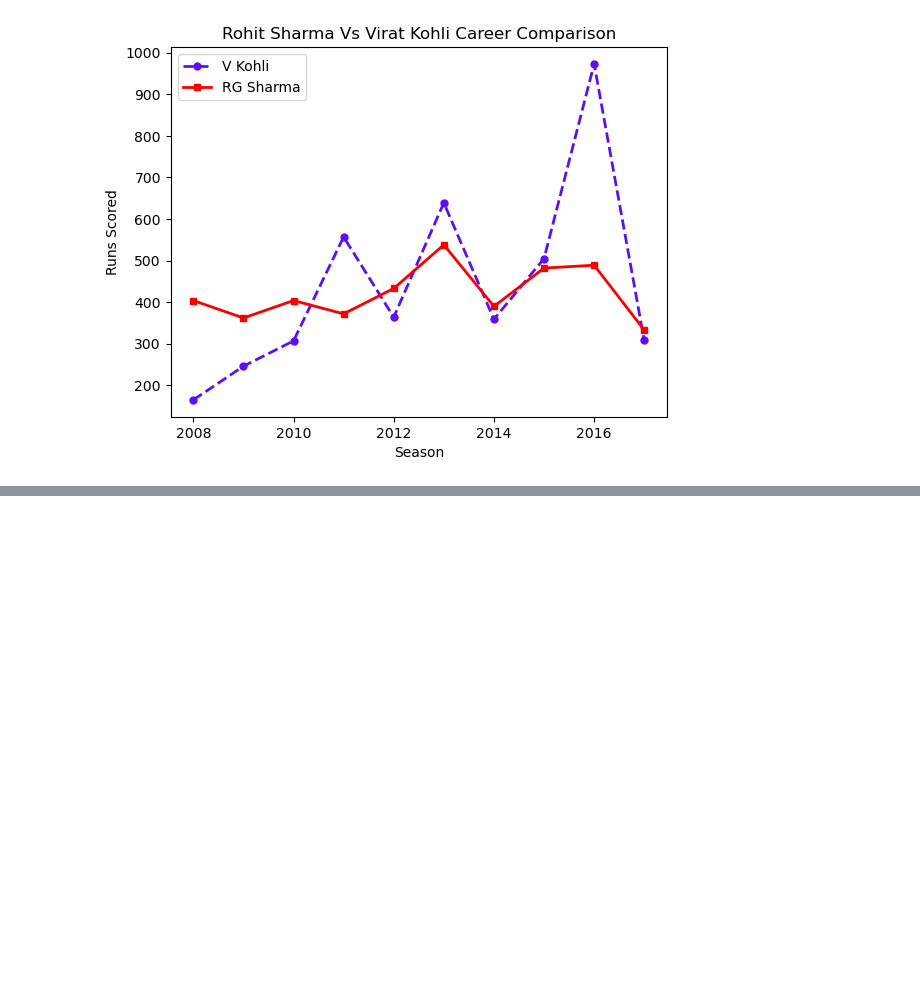
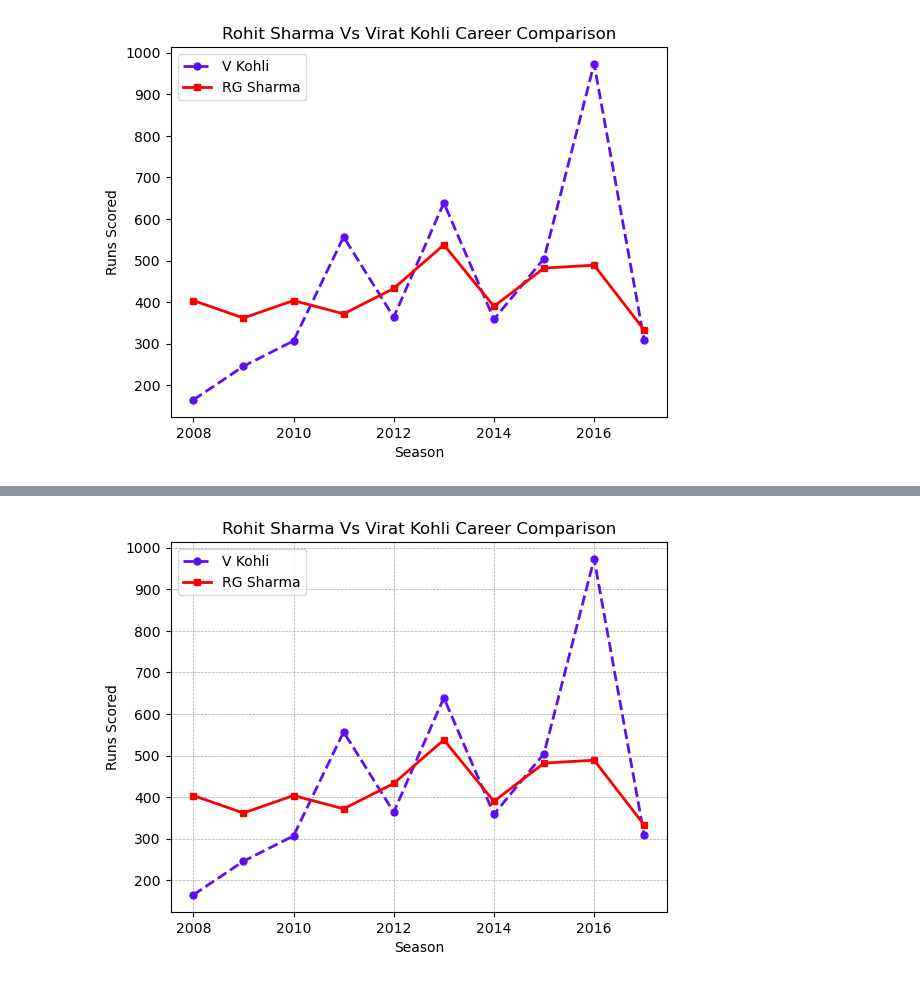
Before and after one commit to moyen-ahmed/pythone-Ml-Basic, a Jupyter notebook: Matplotlib/matplotlib.ipynb, the cells around one changed output, grey strips where cells are left out. Saved outputs shown, nothing was run; the diff lists cells and outputs as text; code cells hidden in the pictures; blank space fills up the shorter version.

```diff
--- a/Matplotlib/matplotlib.ipynb
+++ b/Matplotlib/matplotlib.ipynb
@@ -74,0 +88,17 @@ plt.legend(['V Kohli','RG Sharma'],loc='upper left')
+# %%
+#Grid
+
+
+plt.plot(batsman['index'],batsman['V Kohli'],color="#5E0FF1",linewidth=2,linestyle='--',marker='o',markersize=5,label='V Kohli')
+plt.plot(batsman['index'],batsman['RG Sharma'],color="#FC0000",linewidth=2,linestyle='-',marker='s',markersize=5,label='RG Sharma')
+
+plt.title('Rohit Sharma Vs Virat Kohli Career Comparison')
+plt.xlabel('Season')
+plt.ylabel('Runs Scored')
+plt.legend(['V Kohli','RG Sharma'],loc='upper left')
+plt.grid(color='grey', linestyle='--', linewidth=0.5, alpha=0.7)
+
+#plt.show()
+plt.show()
+# %% [output]
+[figure, added]
```
Also changed, not shown: parts of 8 cells of this notebook.
